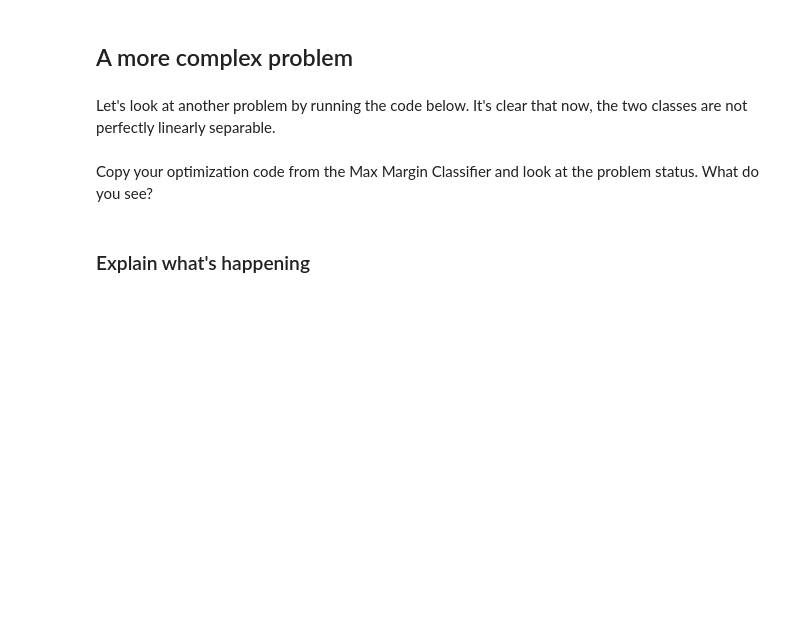
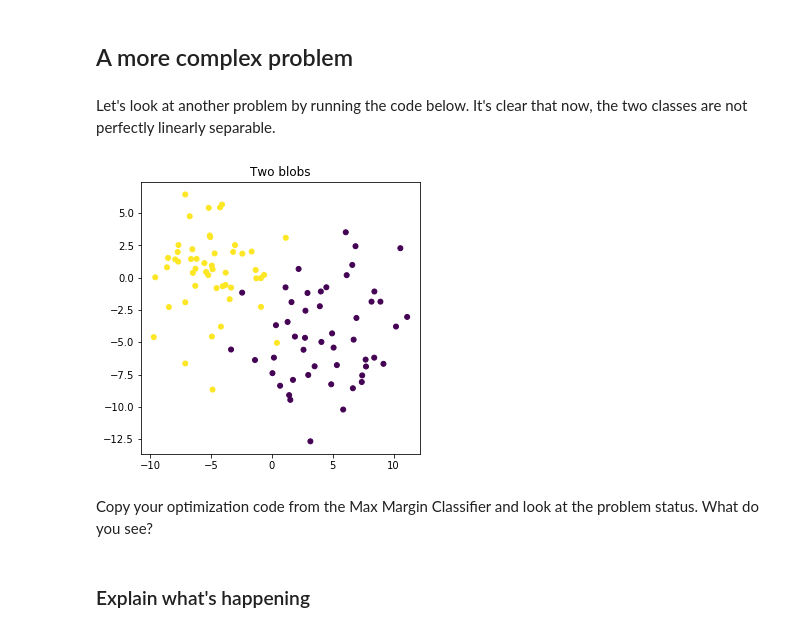
Before and after one commit to znob/dsc-3-33-03-building-an-svm-from-scratch-lab-nyc-career-ds-102218, a Jupyter notebook: index.ipynb, the cells around one changed output. Drawn from its saved outputs; the diff is of its cells as text; code cells hidden in the pictures; blank space fills up the shorter version.

```diff
--- a/index.ipynb
+++ b/index.ipynb
@@ -147,14 +147,16 @@ Let's look at another problem by running the code below. It's clear that now, th
 # %%
 from sklearn.datasets import make_blobs
 import matplotlib.pyplot as plt
 %matplotlib inline
 import numpy as np
 
 plt.figure(figsize=(5, 5))
 
-plt.title("Two blobs"")"
+plt.title("Two blobs")
 X, labels = make_blobs(n_features = 2, centers = 2, cluster_std=3,  random_state = 123)
 plt.scatter(X[:, 0], X[:, 1], c = labels, s=25);
+# %% [output]
+[figure, added]
 # %% [markdown]
 Copy your optimization code from the Max Margin Classifier and look at the problem status. What do you see?
 # %%
```
